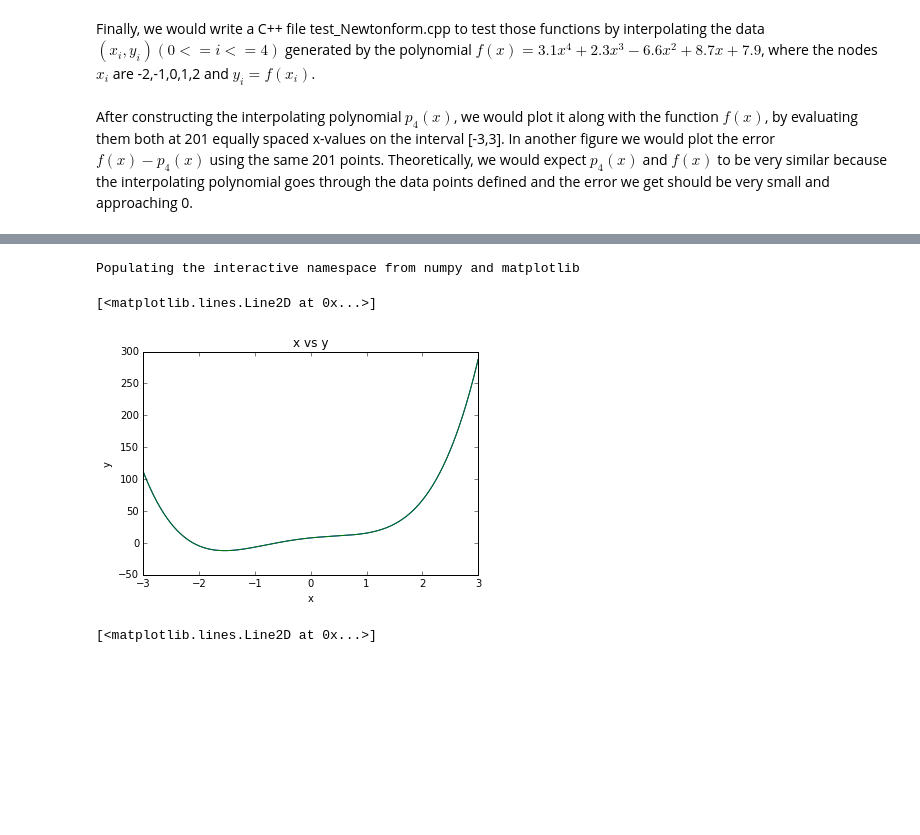
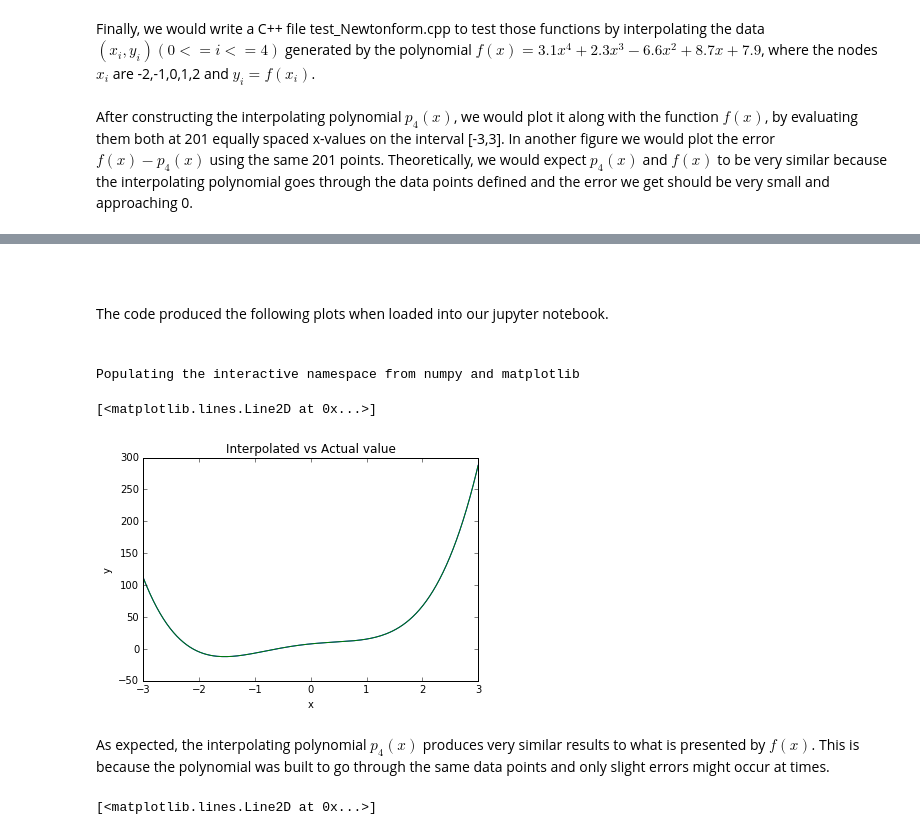
Before and after one commit to popov95s/MATH3316, a Jupyter notebook: Project3/project3_StefanPopov.ipynb, the cells around one changed output, grey strips where cells are left out. Saved outputs shown, nothing was run; the diff lists cells and outputs as text; code cells hidden in the pictures; blank space fills up the shorter version.

```diff
--- a/Project3/project3_StefanPopov.ipynb
+++ b/Project3/project3_StefanPopov.ipynb
@@ -50,3 +156,6 @@ The following code was used to construct and evaluate the interpolating polynomi
+# %% [markdown]
+<br><br>
+The code produced the following plots when loaded into our jupyter notebook. <br><br>
 # %%
 %pylab inline
 error = loadtxt('error.txt')
@@ -58,12 +167,14 @@ Populating the interactive namespace from numpy and matplotlib
 # %%
 plot(x,y)
 xlabel('x')
 ylabel('y')
-title('x vs y')
+title('Interpolated vs Actual value')
 plot(x, xInterpol)
 # %% [output]
 [<matplotlib.lines.Line2D at 0x...>]
-[figure, old version]
+[figure, new version]
+# %% [markdown]
+As expected, the interpolating polynomial $p_4(x)$ produces very similar results to what is presented by $f(x)$. This is because the polynomial was built to go through the same data points and only slight errors might occur at times.
 # %%
 plot(error)
 # %% [output]
```
Also changed, not shown: parts of 8 cells of this notebook, 9 other files.
